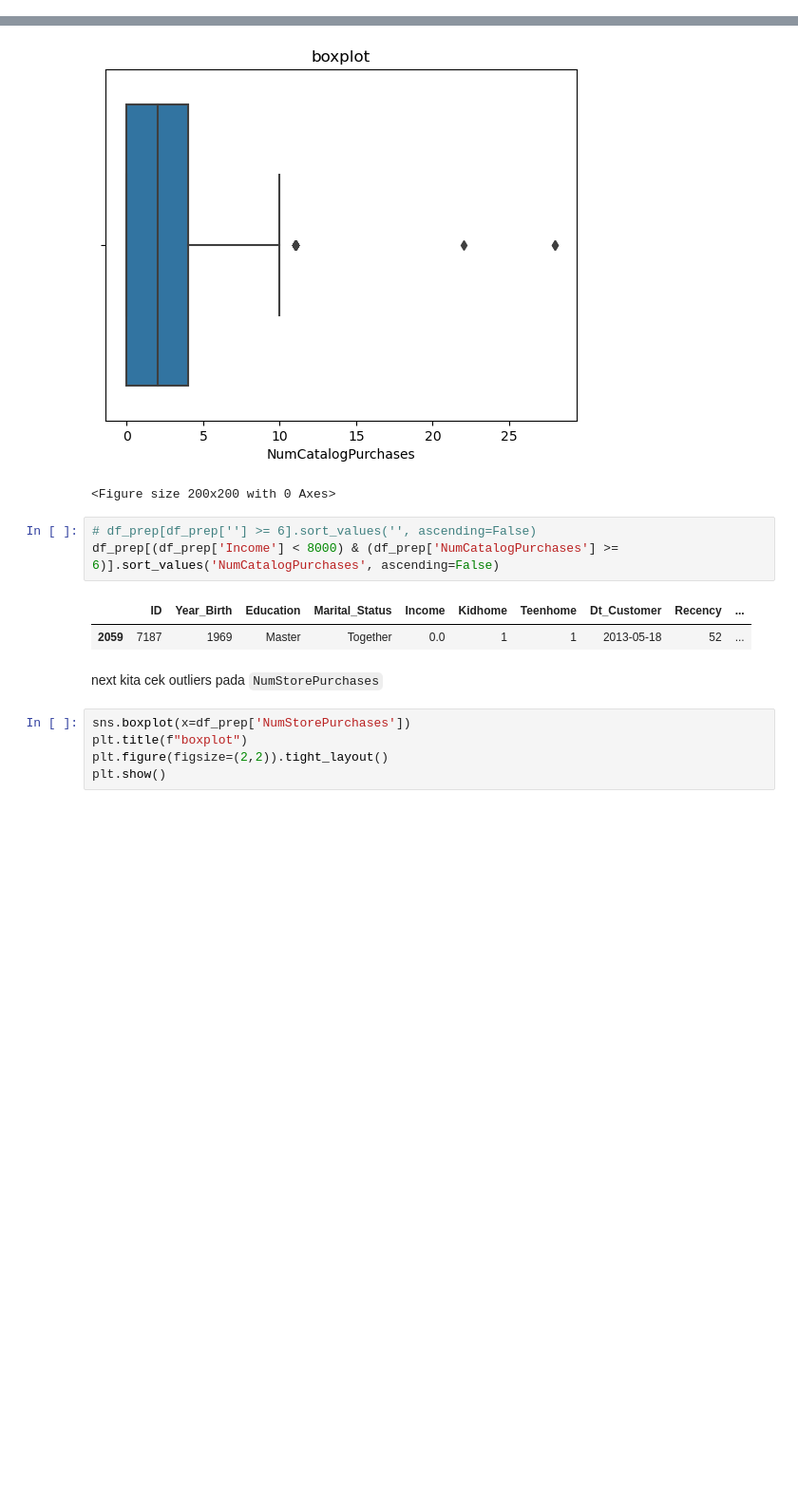
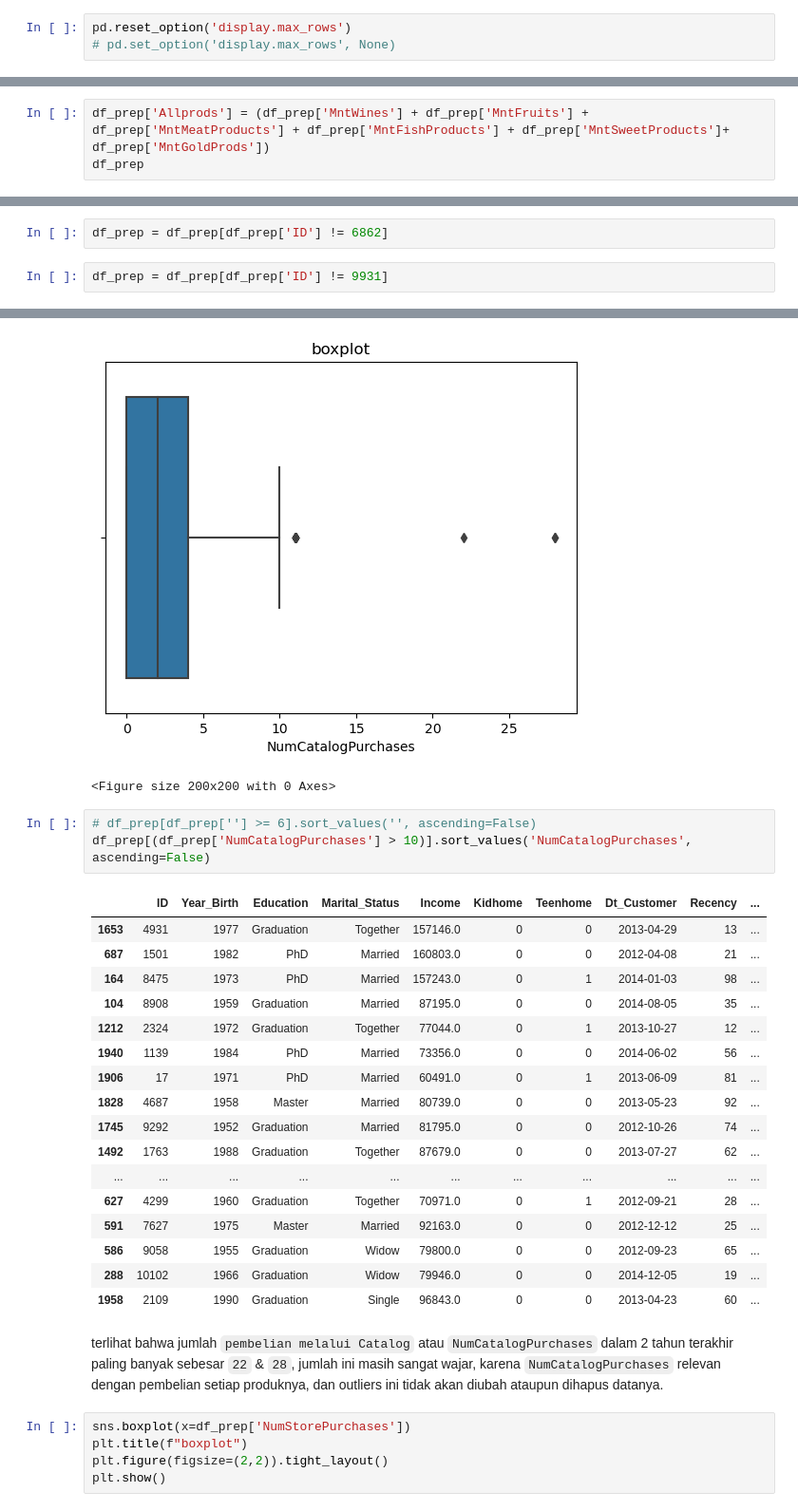
Before and after one commit to rifqimrasyad/capstone_2_Data_Analyst, a Jupyter notebook: Capstone_Project_2.ipynb, the cells around one changed output, grey strips where cells are left out. Shown at 95% size. Cells and saved outputs as stored; diff of their text form; blank space fills up the shorter version.

```diff
--- a/Capstone_Project_2.ipynb
+++ b/Capstone_Project_2.ipynb
@@ -897,3 +882,6 @@ plt.show()
 # %% [output]
 [figure]
 <Figure size 200x200 with 0 Axes>
+# %%
+pd.reset_option('display.max_rows')
+# pd.set_option('display.max_rows', None)
@@ -899,0 +892,3 @@ plt.show()
+# %%
+df_prep['Allprods'] = (df_prep['MntWines'] + df_prep['MntFruits'] + df_prep['MntMeatProducts'] + df_prep['MntFishProducts'] + df_prep['MntSweetProducts']+ df_prep['MntGoldProds'])
+df_prep
@@ -909,0 +920,4 @@ df_prep[(df_prep['Income'] < 8000) & (df_prep['NumDealsPurchases'] >= 6)].sort_v
+# %%
+df_prep = df_prep[df_prep['ID'] != 6862]
+# %%
+df_prep = df_prep[df_prep['ID'] != 9931]
@@ -940,12 +992,27 @@ plt.show()
 <Figure size 200x200 with 0 Axes>
 # %%
 # df_prep[df_prep[''] >= 6].sort_values('', ascending=False)
-df_prep[(df_prep['Income'] < 8000) & (df_prep['NumCatalogPurchases'] >= 6)].sort_values('NumCatalogPurchases', ascending=False)
+df_prep[(df_prep['NumCatalogPurchases'] > 10)].sort_values('NumCatalogPurchases', ascending=False)
 # %% [output]
 |  | ID | Year_Birth | Education | Marital_Status | Income | Kidhome | Teenhome | Dt_Customer | Recency | ... |
-| 2059 | 7187 | 1969 | Master | Together | 0.0 | 1 | 1 | 2013-05-18 | 52 | ... |
+| 1653 | 4931 | 1977 | Graduation | Together | 157146.0 | 0 | 0 | 2013-04-29 | 13 | ... |
+| 687 | 1501 | 1982 | PhD | Married | 160803.0 | 0 | 0 | 2012-04-08 | 21 | ... |
+| 164 | 8475 | 1973 | PhD | Married | 157243.0 | 0 | 1 | 2014-01-03 | 98 | ... |
+| 104 | 8908 | 1959 | Graduation | Married | 87195.0 | 0 | 0 | 2014-08-05 | 35 | ... |
+| 1212 | 2324 | 1972 | Graduation | Together | 77044.0 | 0 | 1 | 2013-10-27 | 12 | ... |
+| 1940 | 1139 | 1984 | PhD | Married | 73356.0 | 0 | 0 | 2014-06-02 | 56 | ... |
+| 1906 | 17 | 1971 | PhD | Married | 60491.0 | 0 | 1 | 2013-06-09 | 81 | ... |
+| 1828 | 4687 | 1958 | Master | Married | 80739.0 | 0 | 0 | 2013-05-23 | 92 | ... |
+| 1745 | 9292 | 1952 | Graduation | Married | 81795.0 | 0 | 0 | 2012-10-26 | 74 | ... |
+| 1492 | 1763 | 1988 | Graduation | Together | 87679.0 | 0 | 0 | 2013-07-27 | 62 | ... |
+| ... | ... | ... | ... | ... | ... | ... | ... | ... | ... | ... |
+| 627 | 4299 | 1960 | Graduation | Together | 70971.0 | 0 | 1 | 2012-09-21 | 28 | ... |
+| 591 | 7627 | 1975 | Master | Married | 92163.0 | 0 | 0 | 2012-12-12 | 25 | ... |
+| 586 | 9058 | 1955 | Graduation | Widow | 79800.0 | 0 | 0 | 2012-09-23 | 65 | ... |
+| 288 | 10102 | 1966 | Graduation | Widow | 79946.0 | 0 | 0 | 2014-12-05 | 19 | ... |
+| 1958 | 2109 | 1990 | Graduation | Single | 96843.0 | 0 | 0 | 2013-04-23 | 60 | ... |
-# %% [markdown]
-next kita cek outliers pada `NumStorePurchases`
+# %% [markdown]
+terlihat bahwa jumlah `pembelian melalui Catalog` atau `NumCatalogPurchases` dalam 2 tahun terakhir paling banyak sebesar `22` & `28`, jumlah ini masih sangat wajar, karena `NumCatalogPurchases` relevan dengan pembelian setiap produknya, dan outliers ini tidak akan diubah ataupun dihapus datanya.
 # %%
 sns.boxplot(x=df_prep['NumStorePurchases'])
 plt.title(f"boxplot")
```
Also changed, not shown: parts of 43 cells of this notebook.
